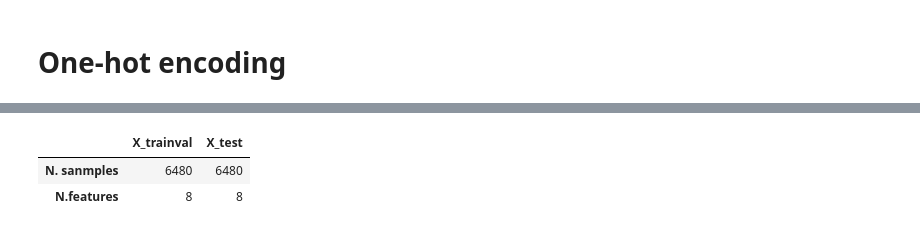
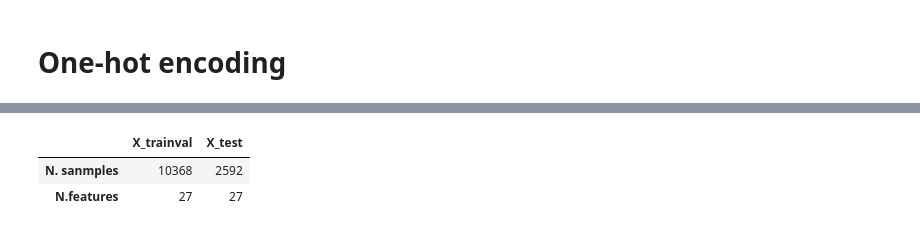
Before and after one commit to AlessioGiay/Progetto_MateIA, a Jupyter notebook: Progetto.ipynb, the cells around one changed output, grey strips where cells are left out. Cells and saved outputs as stored; diff of their text form; code cells hidden in the pictures.

```diff
--- a/Progetto.ipynb
+++ b/Progetto.ipynb
@@ -42,13 +65,18 @@ display(nursery_dataframe)
 # One-hot encoding #
 # %%
 # Copia del dataframe originale
+nursery_dataframe_old = nursery_dataframe.copy()
 onehot_cols = nursery_dataframe.columns.to_list()[:-1]
-nursery_dataframe_old = nursery_dataframe.copy()
+
+#Label encoding
+labelenc_class = LabelEncoder()
+labelenc_class.fit(nursery_dataframe['class'].values)
+nursery_dataframe['class'] = labelenc_class.transform(nursery_dataframe['class'].values)
 
 # One-hot encoding
 nursery_dataframe = pd.get_dummies(nursery_dataframe, columns=onehot_cols)
 
-nursery_dataframe.iloc[:, 1:] = nursery_dataframe.iloc[:, 1:].astype(int)
+#nursery_dataframe.iloc[:, 1:] = nursery_dataframe.iloc[:, 1:].astype(int)
 
 nursery_dataframe.to_csv("nursery_dataframe.csv", index=False)
 
@@ -127,0 +107,6 @@ display(colonne)
+# %%
+X = nursery_dataframe.iloc[:,1:].values
+y = nursery_dataframe['class'].values
+
+display(X)
+display(y)
@@ -128,15 +122,15 @@ display(colonne)
 # %%
 random_state = 42
 np.random.seed(random_state)
 
-test_p = 0.5
+test_p = 0.2
 
 X_trainval, X_test, y_trainval, y_test = train_test_split(X, y, test_size=test_p, random_state=random_state, shuffle=True)
 
 display(pd.DataFrame({'X_trainval': X_trainval.shape, 'X_test': X_test.shape}, index=['N. sanmples', 'N.features']))
 # %% [output]
 |  | X_trainval | X_test |
-| N. sanmples | 6480 | 6480 |
-| N.features | 8 | 8 |
+| N. sanmples | 10368 | 2592 |
+| N.features | 27 | 27 |
 # %%
 # Inizializzazione oggetto PCA
```
Also changed, not shown: parts of 9 cells of this notebook, 1 other file.
